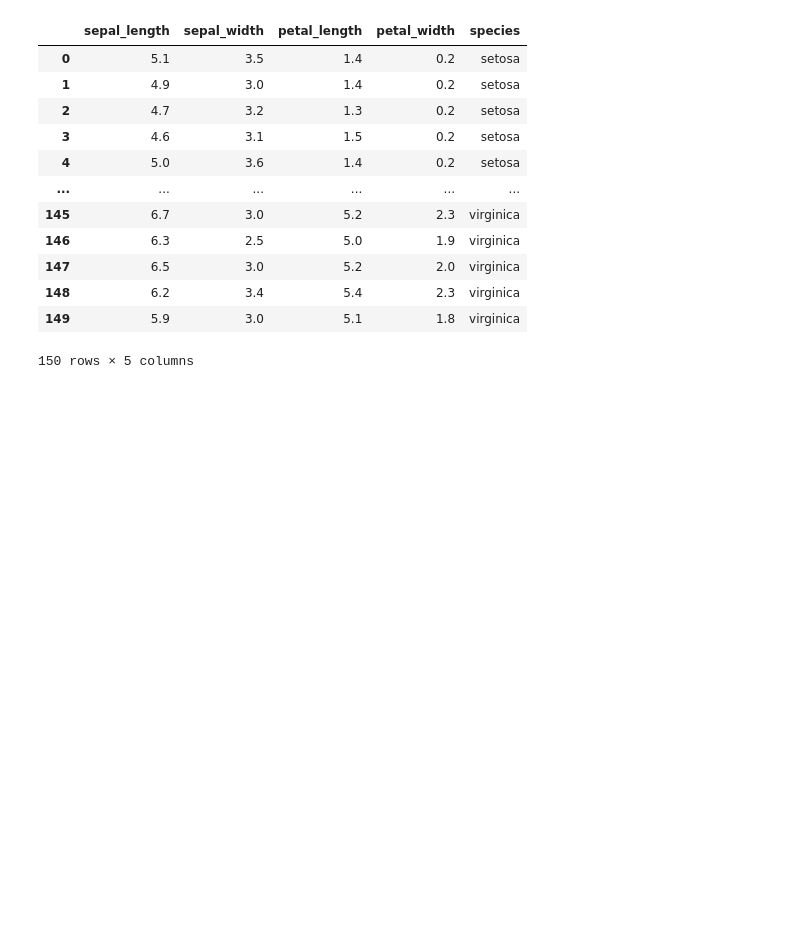
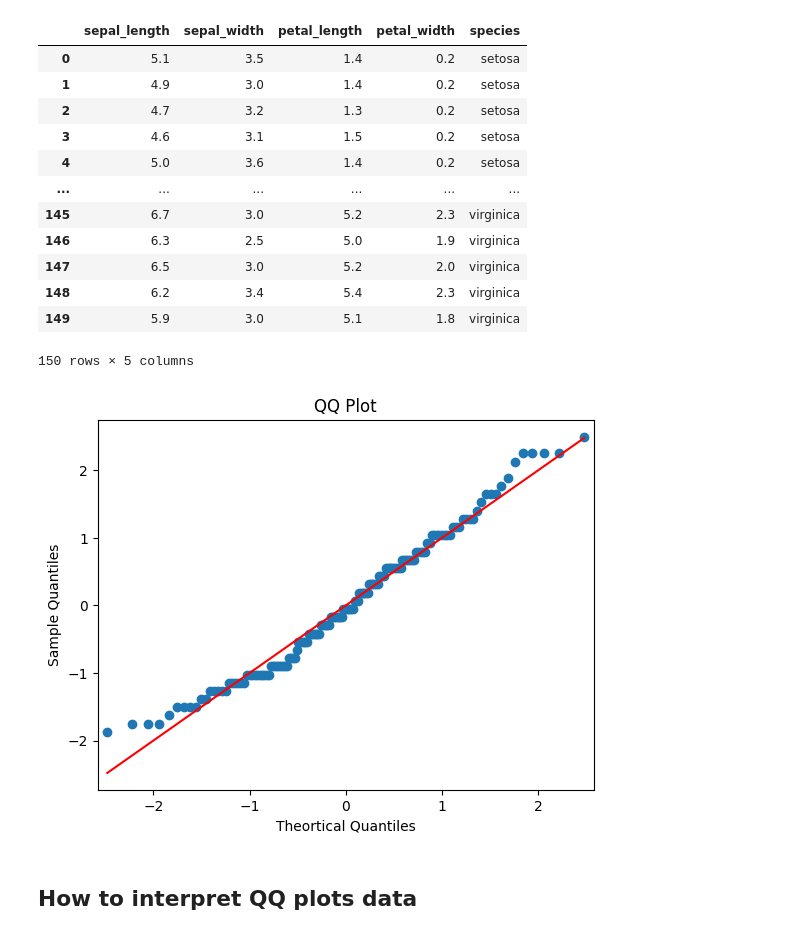
Before and after one commit to Vishalkumar800/ML-Learning, a Jupyter notebook: QQplots.ipynb, the cells around one changed output. Saved outputs shown, nothing was run; the diff lists cells and outputs as text; code cells hidden in the pictures; blank space fills up the shorter version.

```diff
--- a/QQplots.ipynb
+++ b/QQplots.ipynb
@@ -23,3 +23,18 @@ data
 | 148 | 6.2 | 3.4 | 5.4 | 2.3 | virginica |
 | 149 | 5.9 | 3.0 | 5.1 | 1.8 | virginica |
 150 rows × 5 columns
+# %%
+import statsmodels.api as sm
+import matplotlib.pyplot as plt
+
+fig = sm.qqplot(data["sepal_length"] , line = "s" ,fit = True)
+
+plt.title("QQ Plot")
+plt.xlabel("Theortical Quantiles")
+plt.ylabel("Sample Quantiles")
+
+plt.show()
+# %% [output]
+[figure, added]
+# %% [markdown]
+## How to interpret QQ plots data
```
Also changed, not shown: parts of 3 cells of this notebook.
